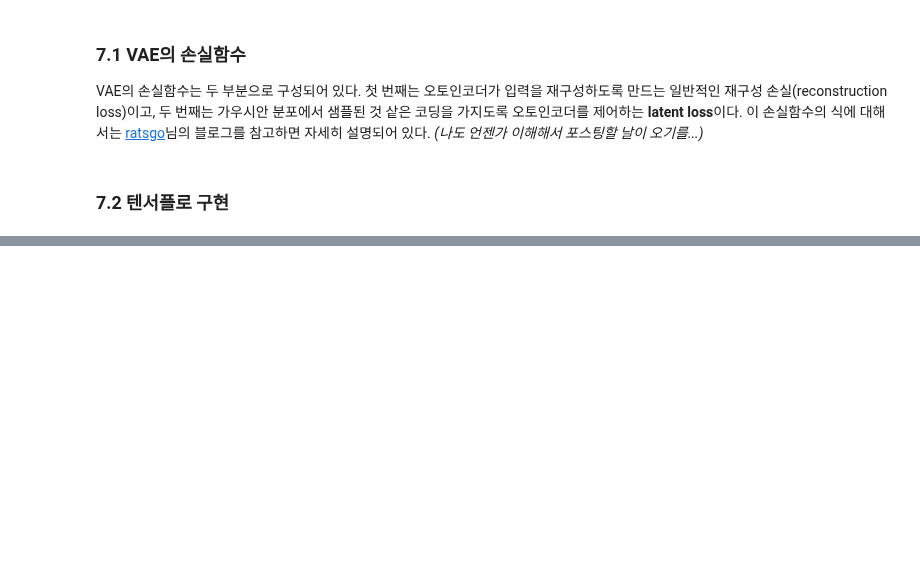
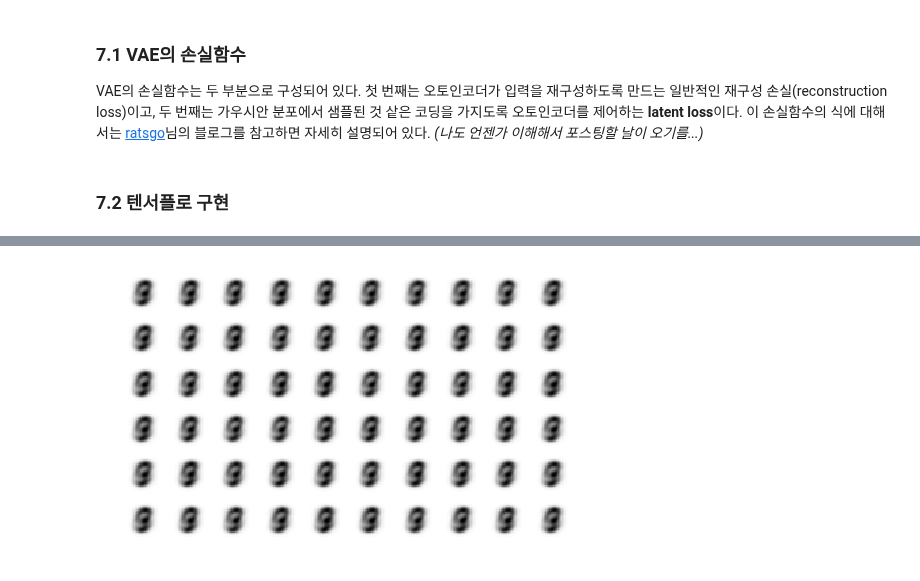
Before and after one commit to ExcelsiorCJH/Hands-On-ML, a Jupyter notebook: Chap15-Autoencoders/Chap15-Autoencoders.ipynb, the cells around one changed output, grey strips where cells are left out. Saved outputs shown, nothing was run; the diff lists cells and outputs as text; code cells hidden in the pictures; blank space fills up the shorter version.

```diff
--- a/Chap15-Autoencoders/Chap15-Autoencoders.ipynb
+++ b/Chap15-Autoencoders/Chap15-Autoencoders.ipynb
@@ -610,7 +613,7 @@ n_outputs = n_inputs
 # train params #
 ################
 learning_rate = 0.01
-n_epochs = 5
+n_epochs = 10
 batch_size = 150
 
 # denoising autoencoder
@@ -675,7 +683,7 @@ n_outputs = n_inputs
 ################
 dropout_rate = 0.3
 learning_rate = 0.01
-n_epochs = 5
+n_epochs = 10
 batch_size = 150
 
 training = tf.placeholder_with_default(False, shape=(), name='training')
@@ -828,8 +841,7 @@ with tf.Session() as sess:
         recon_loss_val, sparsity_loss_val, loss_val = sess.run([reconstruction_loss,
                                                                 sparsity_loss,
                                                                 loss], feed_dict={inputs: batch_x})
-        print('\repoch : {}, Train MSE : {:.5f}, \
-                sparsity_loss : {:.5f}, total_loss : {:.5f}'.format(epoch, recon_loss_val,
-                                                                    sparsity_loss_val, loss_val))
+        print('\repoch : {}, Train MSE : {:.5f},'.format(epoch, recon_loss_val),
+               'sparsity_loss : {:.5f}, total_loss : {:.5f}'.format(sparsity_loss_val, loss_val))
     saver.save(sess, './model/my_model_sparse.ckpt')
 # %% [output]
@@ -887,0 +959,20 @@ VAE의 손실함수는 두 부분으로 구성되어 있다. 첫 번째는 오
+# %%
+# train
+with tf.Session() as sess:
+    tf.global_variables_initializer().run()
+    saver.restore(sess, './model/my_model_variational.ckpt')
+    n_batches = len(train_x) // batch_size
+    for epoch in range(n_epochs):
+        for iteration in range(n_batches):
+            print("\r{}%".format(100 * iteration // n_batches), end="")
+            sys.stdout.flush()
+            batch_x, batch_y = next(shuffle_batch(train_x, train_y, batch_size))
+            sess.run(train_op, feed_dict={inputs: batch_x})
+        recon_loss_val, latent_loss_val, loss_val = sess.run([reconstruction_loss,
+                                                              latent_loss,
+                                                              loss], feed_dict={inputs: batch_x})
+        print('\repoch : {}, Train MSE : {:.5f},'.format(epoch, recon_loss_val),
+               'latent_loss : {:.5f}, total_loss : {:.5f}'.format(latent_loss_val, loss_val))
+    saver.save(sess, './model/my_model_variational.ckpt')
+    codings_rnd = np.random.normal(size=[n_digits, n_hidden3])
+    outputs_val = outputs.eval(feed_dict={hidden3: codings_rnd})
@@ -887,0 +997,7 @@ VAE의 손실함수는 두 부분으로 구성되어 있다. 첫 번째는 오
+# %%
+plt.figure(figsize=(8,50))
+for iteration in range(n_digits):
+    plt.subplot(n_digits, 10, iteration + 1)
+    plot_image(outputs_val[iteration])
+# %% [output]
+[figure, added]
```
Also changed, not shown: parts of 13 cells of this notebook.
